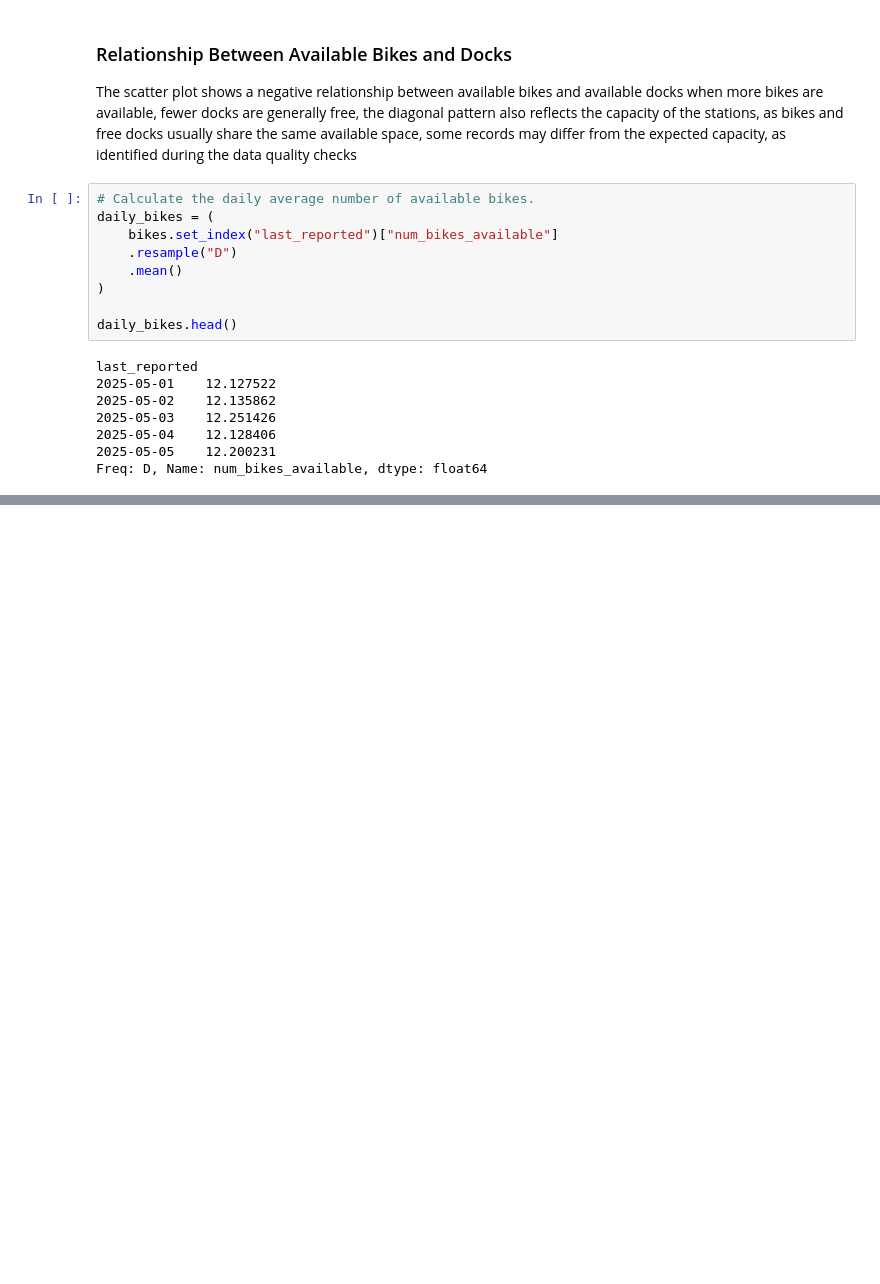
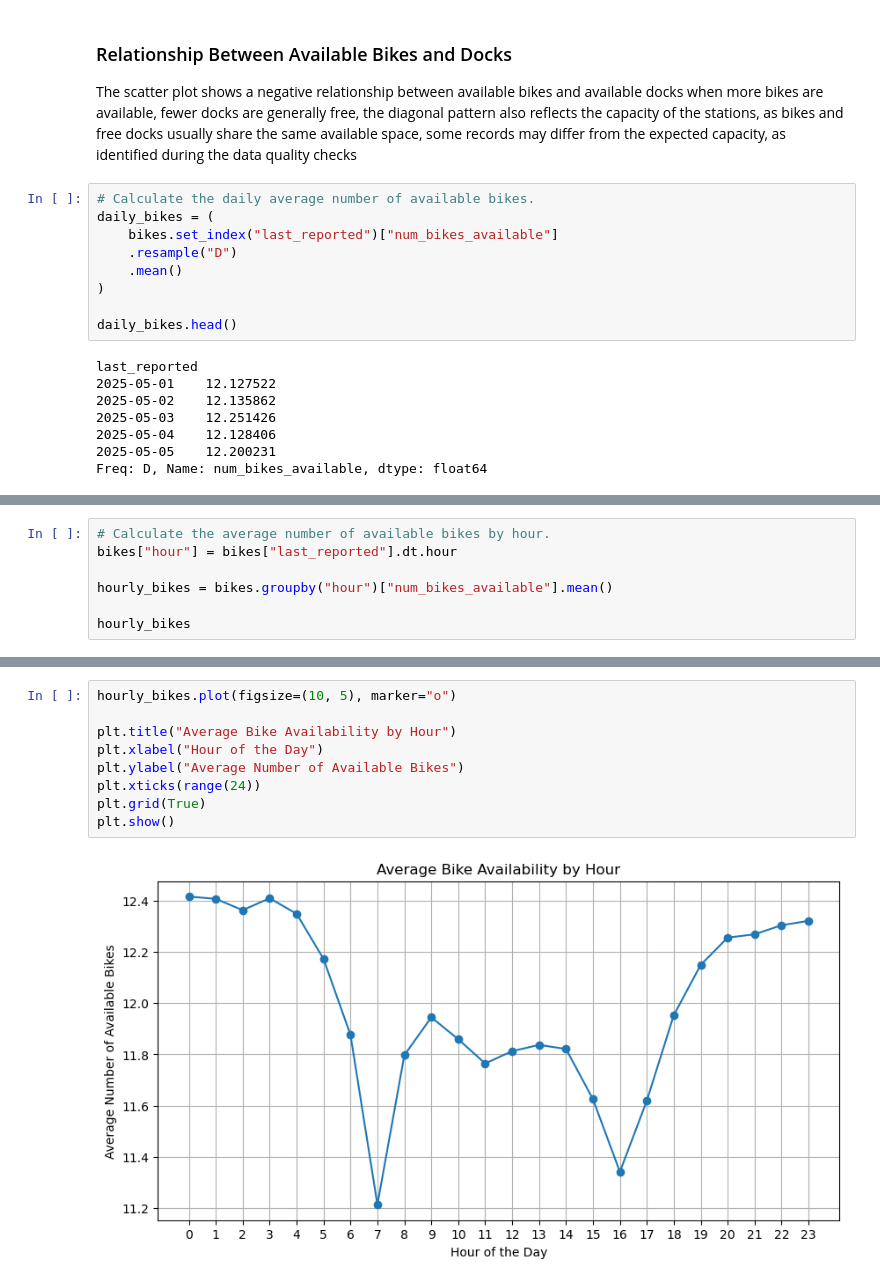
Before and after one commit to 2026248-bit/CA1MLB--2026248-, a Jupyter notebook: Notebook/CA1_MLB.ipynb, the cells around one changed output, grey strips where cells are left out. Saved outputs shown, nothing was run; the diff lists cells and outputs as text; blank space fills up the shorter version.

```diff
--- a/Notebook/CA1_MLB.ipynb
+++ b/Notebook/CA1_MLB.ipynb
@@ -650,0 +779,7 @@ Freq: D, Name: num_bikes_available, dtype: float64
+# %%
+# Calculate the average number of available bikes by hour.
+bikes["hour"] = bikes["last_reported"].dt.hour
+
+hourly_bikes = bikes.groupby("hour")["num_bikes_available"].mean()
+
+hourly_bikes
@@ -650,0 +804,11 @@ Freq: D, Name: num_bikes_available, dtype: float64
+# %%
+hourly_bikes.plot(figsize=(10, 5), marker="o")
+
+plt.title("Average Bike Availability by Hour")
+plt.xlabel("Hour of the Day")
+plt.ylabel("Average Number of Available Bikes")
+plt.xticks(range(24))
+plt.grid(True)
+plt.show()
+# %% [output]
+[figure, added]
```
Also changed, not shown: parts of 18 cells of this notebook.
